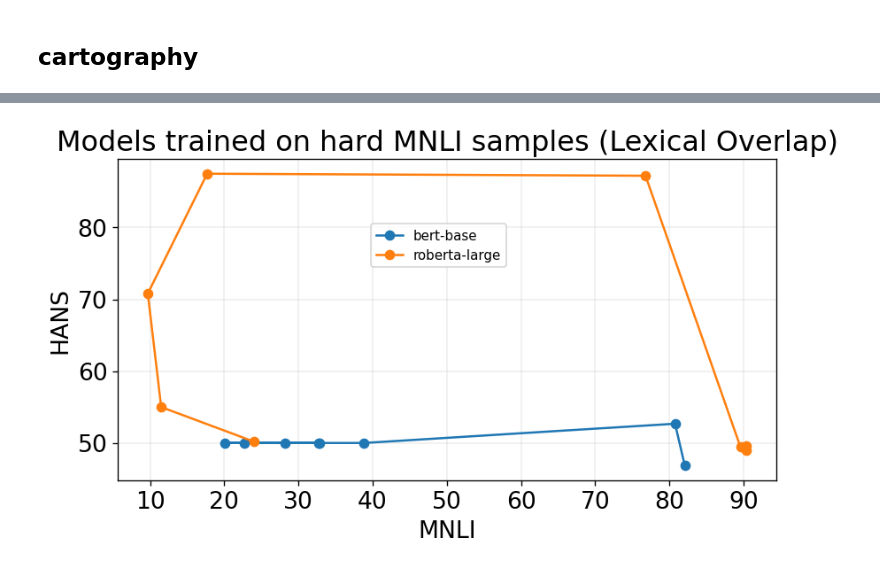
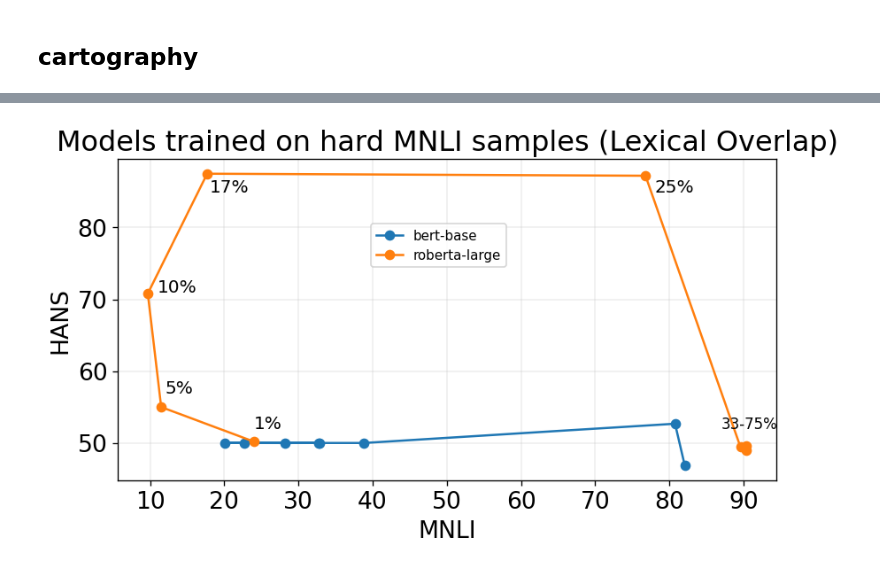
Before and after one commit to prajjwal1/generalize_lm_nli, a Jupyter notebook: nbs/graph_plots_paper.ipynb, the cells around one changed output, grey strips where cells are left out. Cells and saved outputs as stored; diff of their text form; code cells hidden in the pictures.

```diff
--- a/nbs/graph_plots_paper.ipynb
+++ b/nbs/graph_plots_paper.ipynb
@@ -2079,20 +2083,25 @@ plt.show()
 # %%
 plt.figure(num=None, figsize = (8, 4), dpi=120)#, facecolor='w', edgecolor='k')
 
 
 plt.plot(bert_base_mnli_hard, bert_base_hans_lo_avg_hard , marker = 'o', label='bert-base')
 plt.plot(roberta_large_mnli_hard, roberta_large_hans_lo_avg_hard, label='roberta-large', marker='o')
 
 
 plt.xlabel('MNLI')
 plt.ylabel('HANS')
 plt.legend(prop={'size':9}, bbox_to_anchor=(0.6, 0.82))
-
+plt.text(24, 52, '1%', fontsize=12)
+plt.text(12, 57, '5%', fontsize=12)
+plt.text(11, 71, '10%', fontsize=12)
+plt.text(18, 85, '17%', fontsize=12)
+plt.text(78, 85, '25%', fontsize=12)
+plt.text(87, 52, '33-75%', fontsize=10)
 
 plt.grid(linestyle='-', linewidth=0.2)
 plt.title('Models trained on hard MNLI samples (Lexical Overlap)')
 plt.savefig('/home/nlp/transformers-importance-sampling/figs/carto_init_2.pdf',
             bbox_inches='tight', dpi=120)
 plt.show()
 # %% [output]
-[figure, old version]
+[figure, new version]
```
Also changed, not shown: parts of 2 cells of this notebook, 8 other files.
